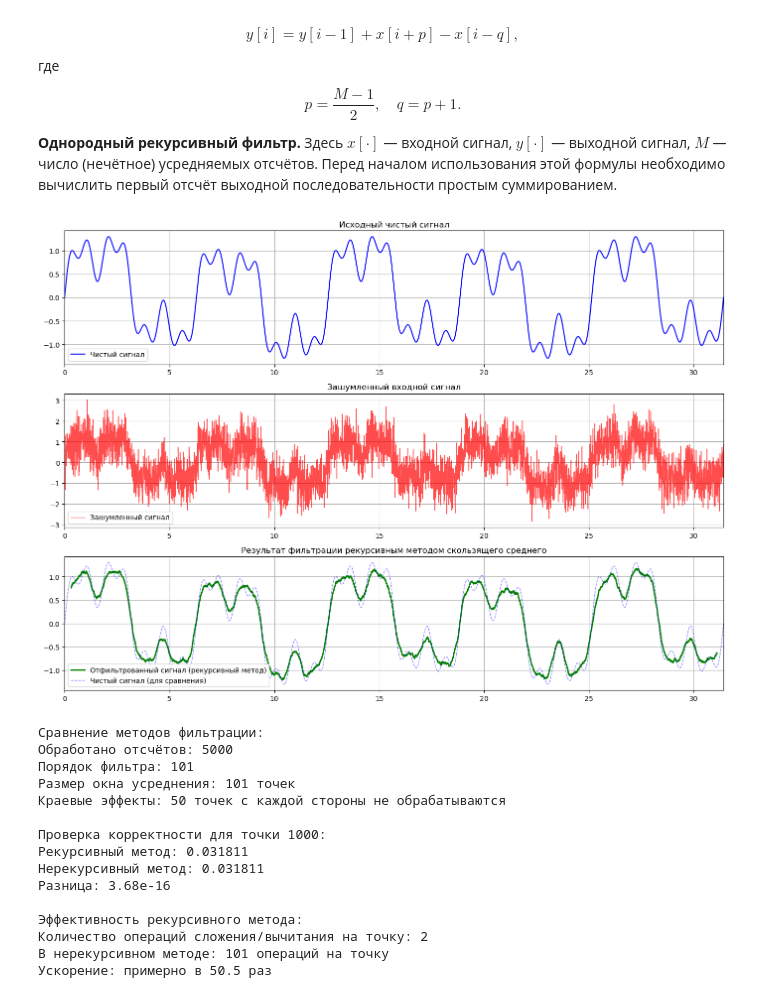
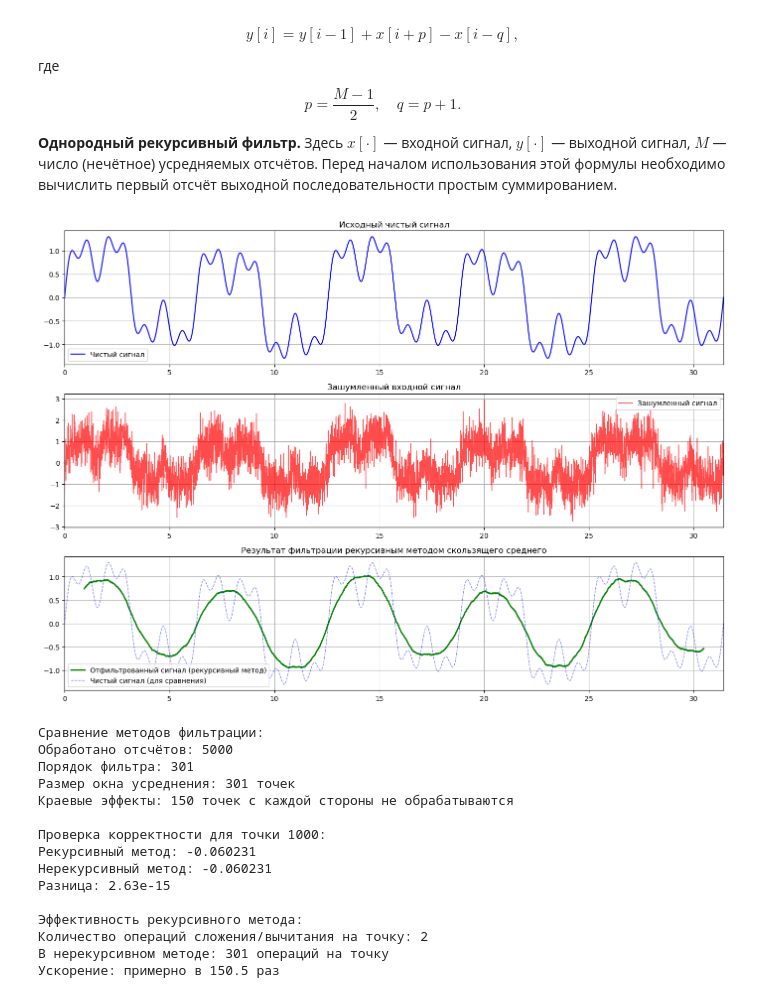
Before and after one commit to Nikita-Kalashnikov/DSP, a Jupyter notebook: Jupyter_book/DSP_Book/Userdocs/Discrete_Fourier_transform/HOMOGENEOUS FILTERS.ipynb, the cells around one changed output. Saved outputs shown, nothing was run; the diff lists cells and outputs as text; code cells hidden in the pictures.

```diff
--- a/Jupyter_book/DSP_Book/Userdocs/Discrete_Fourier_transform/HOMOGENEOUS FILTERS.ipynb
+++ b/Jupyter_book/DSP_Book/Userdocs/Discrete_Fourier_transform/HOMOGENEOUS FILTERS.ipynb
@@ -209,7 +534,7 @@ def generate_test_signal(n_samples=5000):
 
 # Параметры
 N = 5000  # количество отсчётов
-FILTER_ORDER = 101  # порядок фильтра
+FILTER_ORDER = 301  # порядок фильтра
 HALF_ORDER = FILTER_ORDER // 2  # = 50
 
 # X – массив отсчётов входного сигнала
@@ -266,46 +591,46 @@ plt.legend()
 plt.xlim(0, time[-1])
 
 plt.tight_layout()
 plt.show()
 
 # Сравнение с нерекурсивным методом для проверки
 print("Сравнение методов фильтрации:")
 print(f"Обработано отсчётов: {N}")
 print(f"Порядок фильтра: {FILTER_ORDER}")
 print(f"Размер окна усреднения: {FILTER_ORDER} точек")
 print(f"Краевые эффекты: {HALF_ORDER} точек с каждой стороны не обрабатываются")
 
 # Проверка: вычисление одного значения нерекурсивным методом для сравнения
 test_index = 1000
 non_recursive_sum = 0
 for j in range(-HALF_ORDER, HALF_ORDER + 1):
     non_recursive_sum += X[test_index + j]
 non_recursive_value = non_recursive_sum / FILTER_ORDER
 
 print(f"\nПроверка корректности для точки {test_index}:")
 print(f"Рекурсивный метод: {Y[test_index]:.6f}")
 print(f"Нерекурсивный метод: {non_recursive_value:.6f}")
 print(f"Разница: {abs(Y[test_index] - non_recursive_value):.2e}")
 
 # Анализ эффективности
 print(f"\nЭффективность рекурсивного метода:")
 print(f"Количество операций сложения/вычитания на точку: 2")
 print(f"В нерекурсивном методе: {FILTER_ORDER} операций на точку")
 print(f"Ускорение: примерно в {FILTER_ORDER/2:.1f} раз")
 # %% [output]
-[figure, old version]
+[figure, new version]
 Сравнение методов фильтрации:
 Обработано отсчётов: 5000
-Порядок фильтра: 101
-Размер окна усреднения: 101 точек
-Краевые эффекты: 50 точек с каждой стороны не обрабатываются
+Порядок фильтра: 301
+Размер окна усреднения: 301 точек
+Краевые эффекты: 150 точек с каждой стороны не обрабатываются
 
 Проверка корректности для точки 1000:
-Рекурсивный метод: 0.031811
-Нерекурсивный метод: 0.031811
-Разница: 3.68e-16
+Рекурсивный метод: -0.060231
+Нерекурсивный метод: -0.060231
+Разница: 2.63e-15
 
 Эффективность рекурсивного метода:
 Количество операций сложения/вычитания на точку: 2
-В нерекурсивном методе: 101 операций на точку
-Ускорение: примерно в 50.5 раз
+В нерекурсивном методе: 301 операций на точку
+Ускорение: примерно в 150.5 раз
```
Also changed, not shown: parts of 6 cells of this notebook, 8 other files.
